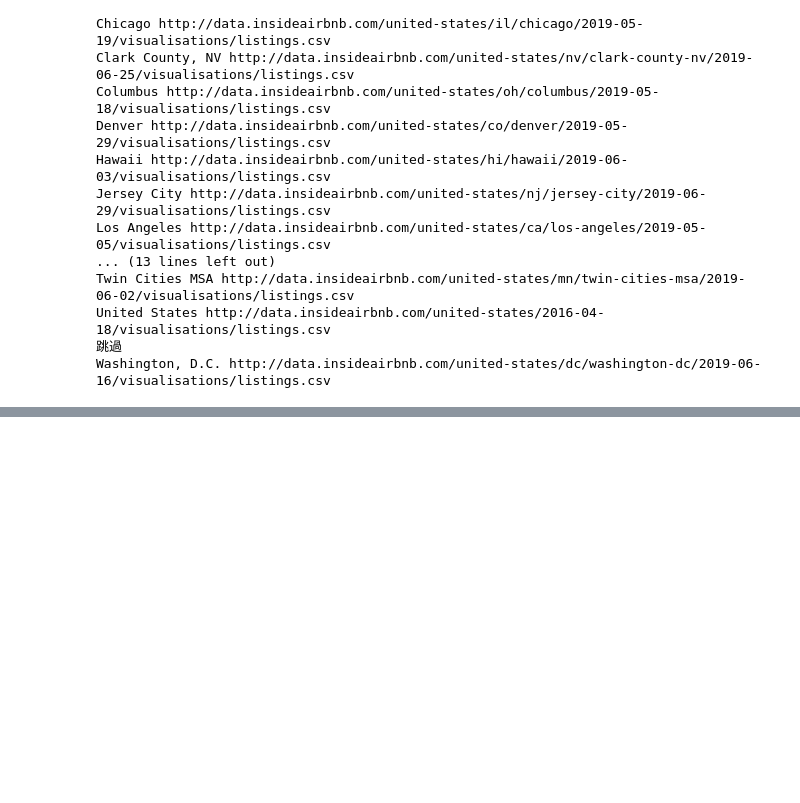
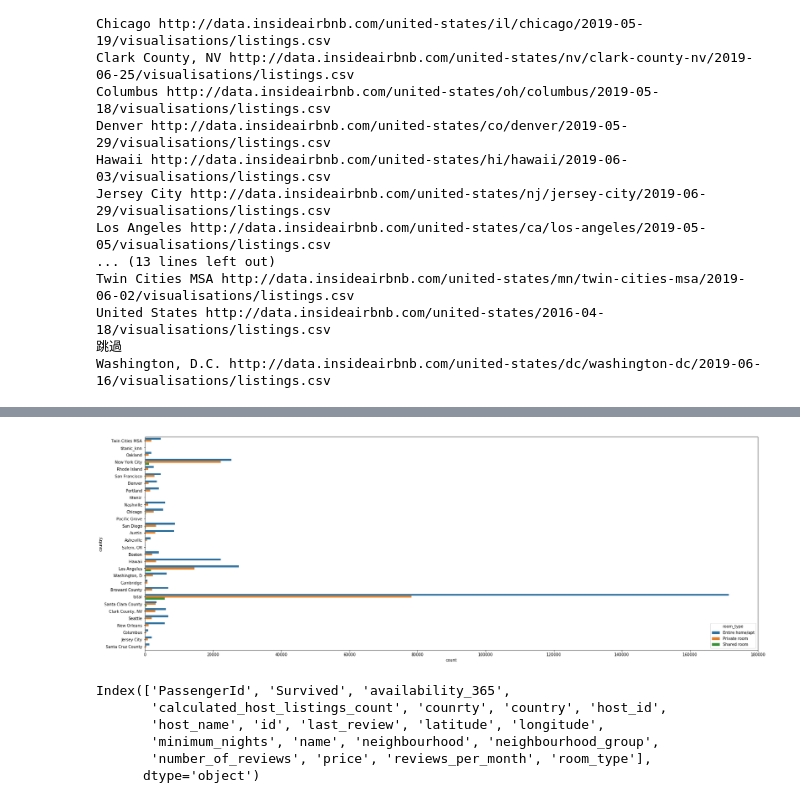
Before and after one commit to ChiaFengHong/MLMCUT, a Jupyter notebook: table.ipynb, the cells around one changed output, grey strips where cells are left out. Cells and saved outputs as stored; diff of their text form; code cells hidden in the pictures; blank space fills up the shorter version.

```diff
--- a/table.ipynb
+++ b/table.ipynb
@@ -89,0 +135,15 @@ files.download('total.csv')
+# %%
+plt.figure(figsize = (28, 10))
+sns.countplot(y=total_df['country'], hue=total_df['room_type'])
+plt.savefig('country.png')
+# %% [output]
+[figure, added]
+# %%
+total_df.columns
+# %% [output]
+Index(['PassengerId', 'Survived', 'availability_365',
+       'calculated_host_listings_count', 'counrty', 'country', 'host_id',
+       'host_name', 'id', 'last_review', 'latitude', 'longitude',
+       'minimum_nights', 'name', 'neighbourhood', 'neighbourhood_group',
+       'number_of_reviews', 'price', 'reviews_per_month', 'room_type'],
+      dtype='object')
```
Also changed, not shown: parts of 12 cells of this notebook.
